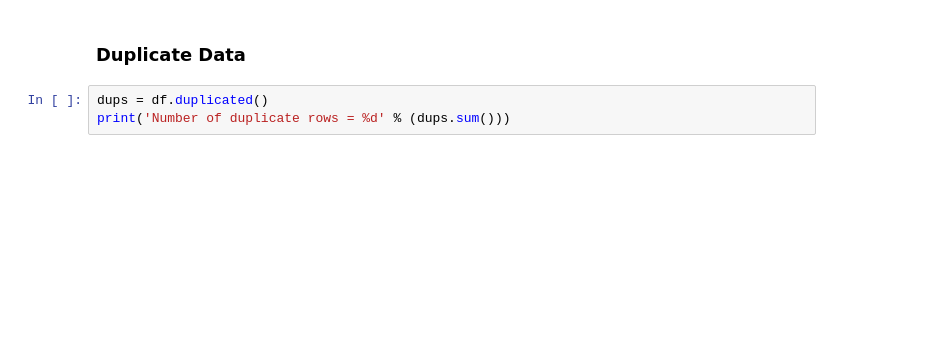
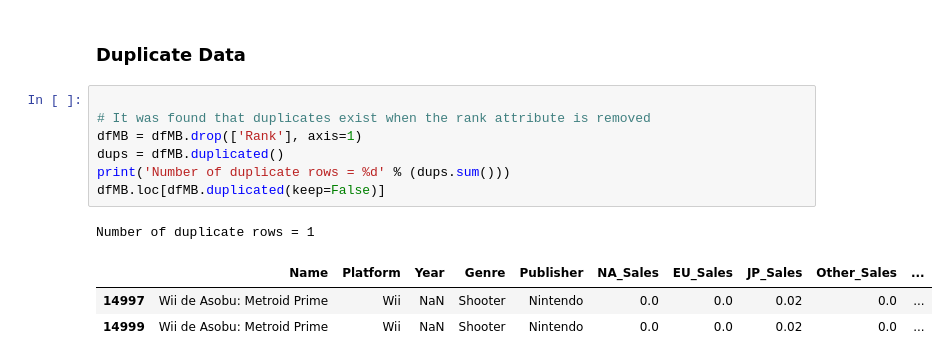
Before and after one commit to itspennyh/CSC177, a Jupyter notebook: dataPreProsUn226.ipynb, the cells around one changed output. Saved outputs shown, nothing was run; the diff lists cells and outputs as text; blank space fills up the shorter version.

```diff
--- a/dataPreProsUn226.ipynb
+++ b/dataPreProsUn226.ipynb
@@ -135,5 +160,14 @@ Number of rows after discarding outliers values = 7216
 # %% [markdown]
 ### Duplicate Data
-# %%
-dups = df.duplicated()
-print('Number of duplicate rows = %d' % (dups.sum()))
+# %%
+
+# It was found that duplicates exist when the rank attribute is removed
+dfMB = dfMB.drop(['Rank'], axis=1)
+dups = dfMB.duplicated()
+print('Number of duplicate rows = %d' % (dups.sum()))
+dfMB.loc[dfMB.duplicated(keep=False)]
+# %% [output]
+Number of duplicate rows = 1
+|  | Name | Platform | Year | Genre | Publisher | NA_Sales | EU_Sales | JP_Sales | Other_Sales | ... |
+| 14997 | Wii de Asobu: Metroid Prime | Wii | NaN | Shooter | Nintendo | 0.0 | 0.0 | 0.02 | 0.0 | ... |
+| 14999 | Wii de Asobu: Metroid Prime | Wii | NaN | Shooter | Nintendo | 0.0 | 0.0 | 0.02 | 0.0 | ... |
```
Also changed, not shown: parts of 16 cells of this notebook.
